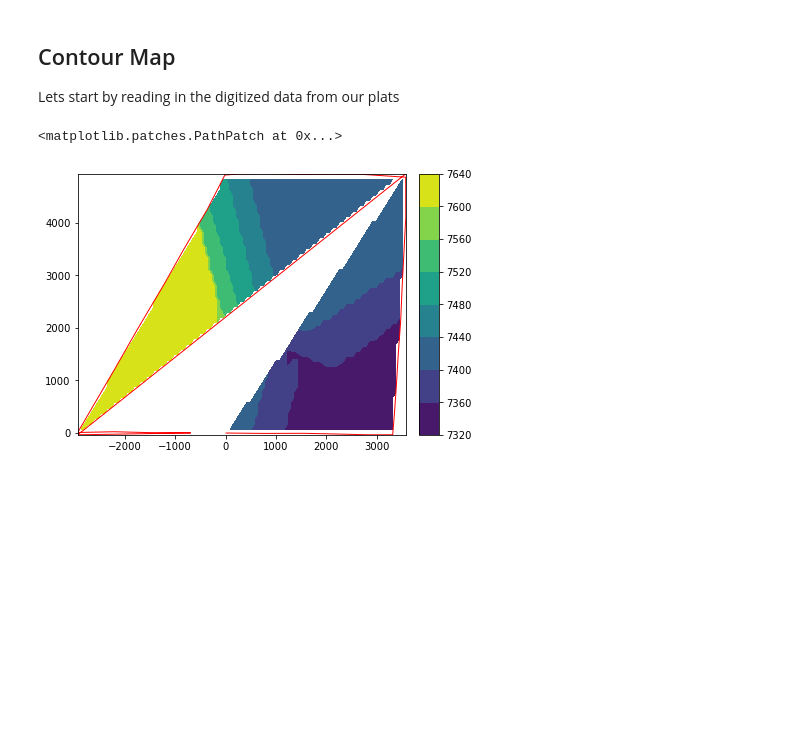
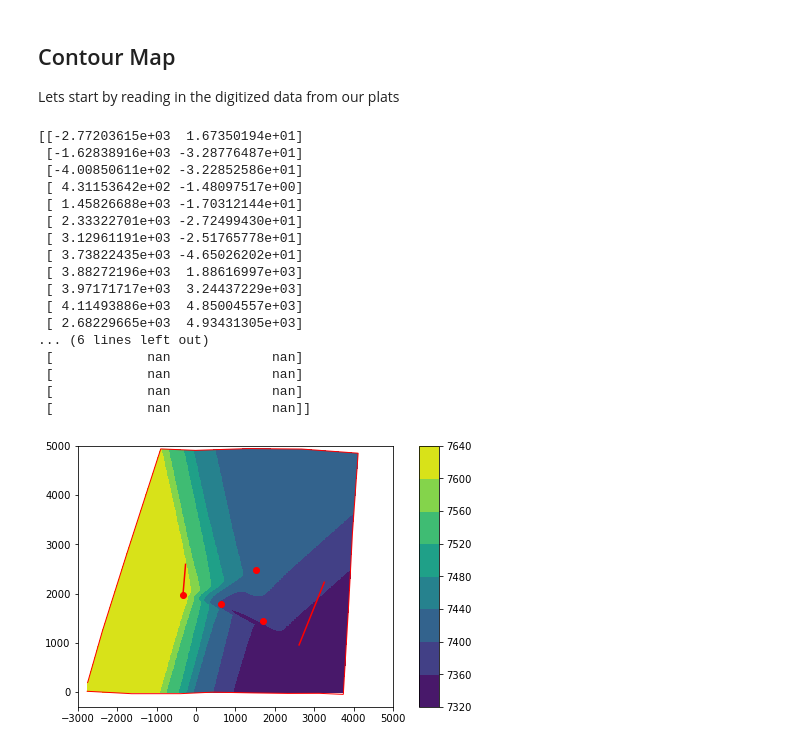
Before and after one commit to AdrianSalinas98/Petroleum-Engineering-Repository, a Jupyter notebook: Calculation of Csh, Total Sandstone Porosity, Sw in Payzone.ipynb, the cells around one changed output. Cells and saved outputs as stored; diff of their text form; code cells hidden in the pictures; blank space fills up the shorter version.

```diff
--- a/Calculation of Csh, Total Sandstone Porosity, Sw in Payzone.ipynb
+++ b/Calculation of Csh, Total Sandstone Porosity, Sw in Payzone.ipynb
@@ -298,10 +298,10 @@ boundary_points = np.array(plat.iloc[:,[0,1]].copy())
 
 
 #min and max of x and y points chosen for the boundary, @ z resolution
-Nx = 100
-Ny = 50
-xi = np.linspace(-2931.844763,3574.375332,Nx)
-yi = np.linspace(-33.76623377,4930.758715,Ny)
+Nx = 500
+Ny = 500
+xi = np.linspace(-3000, 5000,Nx)
+yi = np.linspace(0, 5000,Ny)
 X,Y = np.meshgrid(xi,yi)
 
 Z = griddata(points,values,(X,Y),method = 'cubic')
@@ -316,32 +316,64 @@ Y1 = Y[boolean]
 Y1 = Y1.reshape(-1)
 
 points2 = np.column_stack((X1,Y1))
 Z2 = griddata(points2,Z1,(X,Y),method = 'nearest')
 
 #remove negative depth values
 Z2 = np.where(Z2<0,0.0,Z2)
 
 #set boundary as a path object
 path = Path(boundary_points)
 
 #flatten our figure space(X,Y meshgrid), then arange in (N by 2 array for 'contains_points' function)
 XX,YY = X.flatten(), Y.flatten()
 XY = np.vstack((XX,YY)).T
 
 path_boolean = path.contains_points(XY)
 path_boolean = path_boolean.reshape(Ny,Nx)
 
 #make points 'outside' path nan
 outside = path_boolean == False
 Z2[outside] = np.nan
 
 fig,ax = plt.subplots(constrained_layout = True)
 C = ax.contourf(X,Y,Z2)
 cbar = fig.colorbar(C)
 
 #visualize reservoir boundary
 patch = PathPatch(path,facecolor = 'none',edgecolor='r')
 ax.add_patch(patch)
+
+#show wells
+ax.plot(1531.419458,2480.929597,'ro',label = 'I1')
+ax.plot(1702.392344,1448.838004,'ro',label = 'I2')
+ax.plot(635.9383307,1781.909319,'ro',label = 'I3')
+I4sh = [2616.05529,3255.077087]
+I4bh = [957.5985418,2229.756209]
+ax.plot(I4sh,I4bh,'r-',label = 'I4')
+ax.plot(-329.6119086,1975.176578,'ro',label = 'N1')
+N1STsh = [-329.6119086,-263.7958533]
+N1STbh = [1975.176578,2592.891319]
+ax.plot(N1STsh,N1STbh,'r-',label = 'N1ST')
+ax.legend = True
+
+
+print(boundary_points)
 # %% [output]
-<matplotlib.patches.PathPatch at 0x...>
+[[-2.77203615e+03  1.67350194e+01]
+ [-1.62838916e+03 -3.28776487e+01]
+ [-4.00850611e+02 -3.22852586e+01]
+ [ 4.31153642e+02 -1.48097517e+00]
+ [ 1.45826688e+03 -1.70312144e+01]
+ [ 2.33322701e+03 -2.72499430e+01]
+ [ 3.12961191e+03 -2.51765778e+01]
+ [ 3.73822435e+03 -4.65026202e+01]
+ [ 3.88272196e+03  1.88616997e+03]
+ [ 3.97171717e+03  3.24437229e+03]
+ [ 4.11493886e+03  4.85004557e+03]
+ [ 2.68229665e+03  4.93431305e+03]
+... (6 lines left out)
+ [            nan             nan]
+ [            nan             nan]
+ [            nan             nan]
+ [            nan             nan]]
-[figure, old version]
+[figure, new version]
```
Also changed, not shown: 1 other file.
